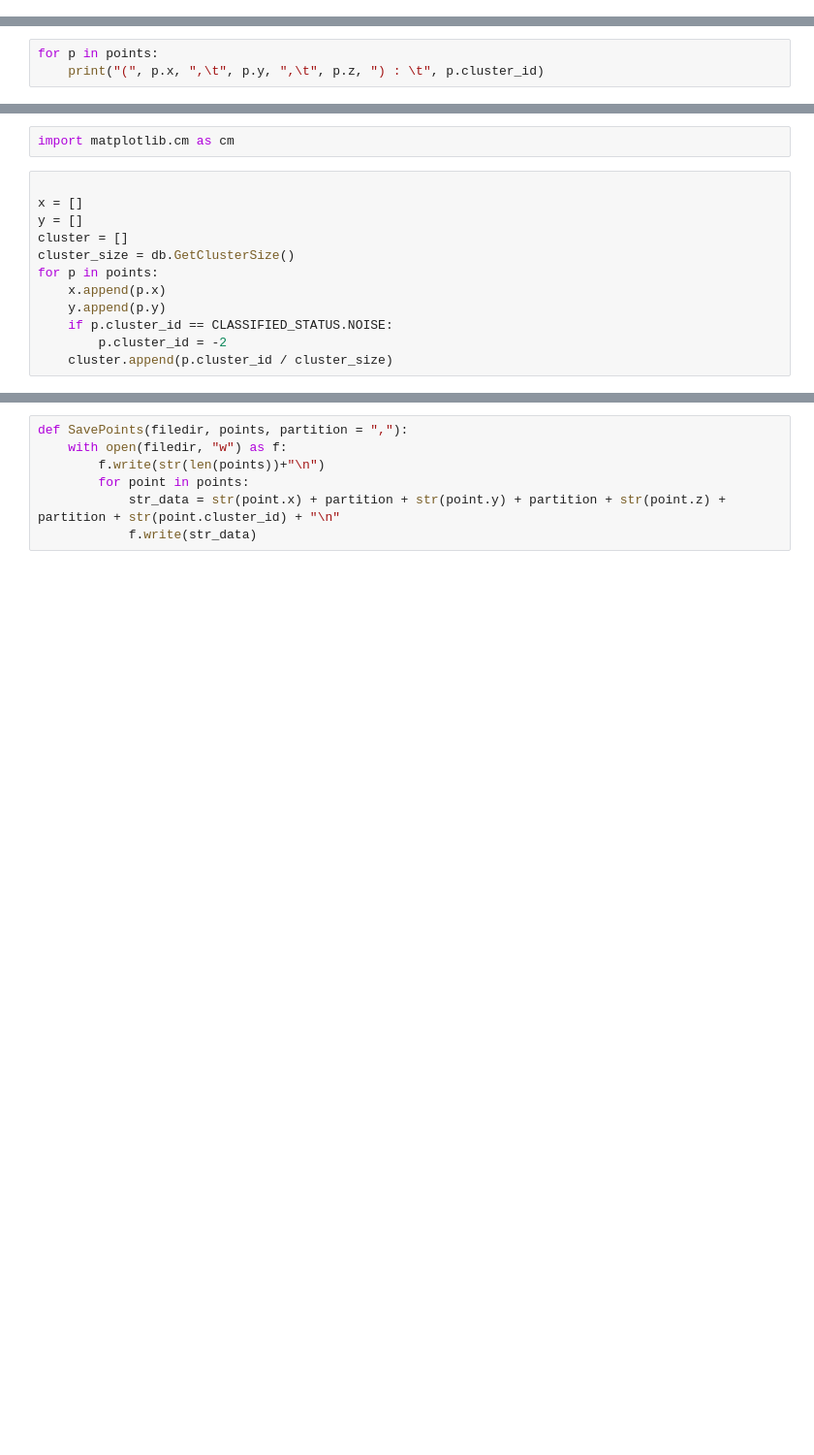
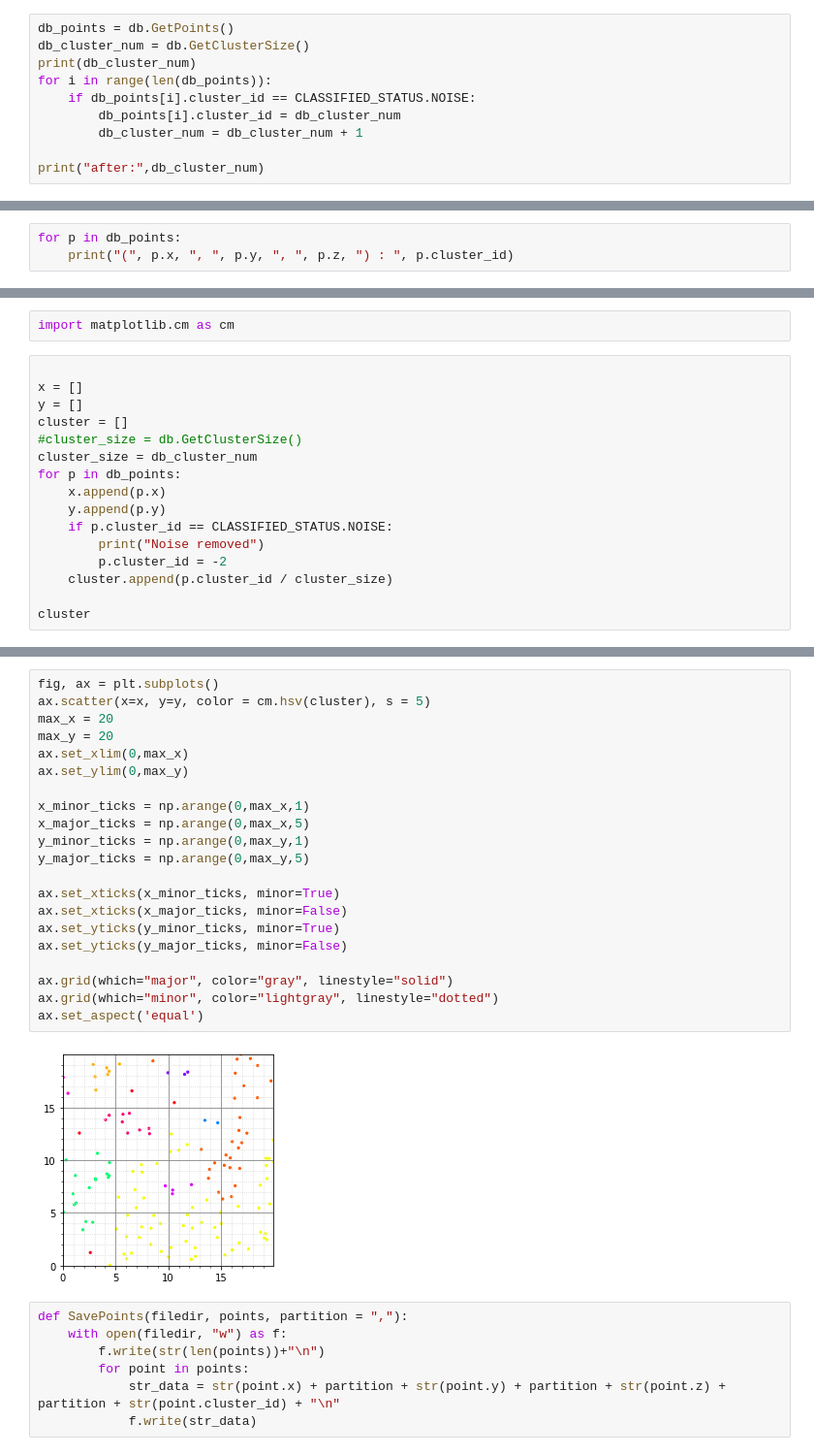
Before and after one commit to RYO0115/python_algorithms, a Jupyter notebook: DBSCAN/dbscan.ipynb, the cells around one changed output, grey strips where cells are left out. Shown at 97% size. Cells and saved outputs as stored; diff of their text form; blank space fills up the shorter version.

```diff
--- a/DBSCAN/dbscan.ipynb
+++ b/DBSCAN/dbscan.ipynb
@@ -177,0 +256,10 @@ points = db.GetPoints()
+# %%
+db_points = db.GetPoints()
+db_cluster_num = db.GetClusterSize()
+print(db_cluster_num)
+for i in range(len(db_points)):
+    if db_points[i].cluster_id == CLASSIFIED_STATUS.NOISE:
+        db_points[i].cluster_id = db_cluster_num
+        db_cluster_num = db_cluster_num + 1
+
+print("after:",db_cluster_num)
@@ -178,4 +269,4 @@ points = db.GetPoints()
 # %%
-for p in points:
-    print("(", p.x, ",\t", p.y, ",\t", p.z, ") : \t", p.cluster_id)
+for p in db_points:
+    print("(", p.x, ", ", p.y, ", ", p.z, ") : ", p.cluster_id)
 # %% [output]
@@ -203,10 +294,14 @@ import matplotlib.cm as cm
 x = []
 y = []
 cluster = []
-cluster_size = db.GetClusterSize()
-for p in points:
+#cluster_size = db.GetClusterSize()
+cluster_size = db_cluster_num
+for p in db_points:
     x.append(p.x)
     y.append(p.y)
     if p.cluster_id == CLASSIFIED_STATUS.NOISE:
+        print("Noise removed")
         p.cluster_id = -2
     cluster.append(p.cluster_id / cluster_size)
+
+cluster
@@ -219,3 +326,26 @@ ax.grid()
+# %%
+fig, ax = plt.subplots()
+ax.scatter(x=x, y=y, color = cm.hsv(cluster), s = 5)
+max_x = 20
+max_y = 20
+ax.set_xlim(0,max_x)
+ax.set_ylim(0,max_y)
+
+x_minor_ticks = np.arange(0,max_x,1)
+x_major_ticks = np.arange(0,max_x,5)
+y_minor_ticks = np.arange(0,max_y,1)
+y_major_ticks = np.arange(0,max_y,5)
+
+ax.set_xticks(x_minor_ticks, minor=True)
+ax.set_xticks(x_major_ticks, minor=False)
+ax.set_yticks(y_minor_ticks, minor=True)
+ax.set_yticks(y_major_ticks, minor=False)
+
+ax.grid(which="major", color="gray", linestyle="solid")
+ax.grid(which="minor", color="lightgray", linestyle="dotted")
+ax.set_aspect('equal')
+# %% [output]
+[figure, added]
 # %%
 def SavePoints(filedir, points, partition = ","):
     with open(filedir, "w") as f:
```
Also changed, not shown: parts of 10 cells of this notebook, 2 other files.
